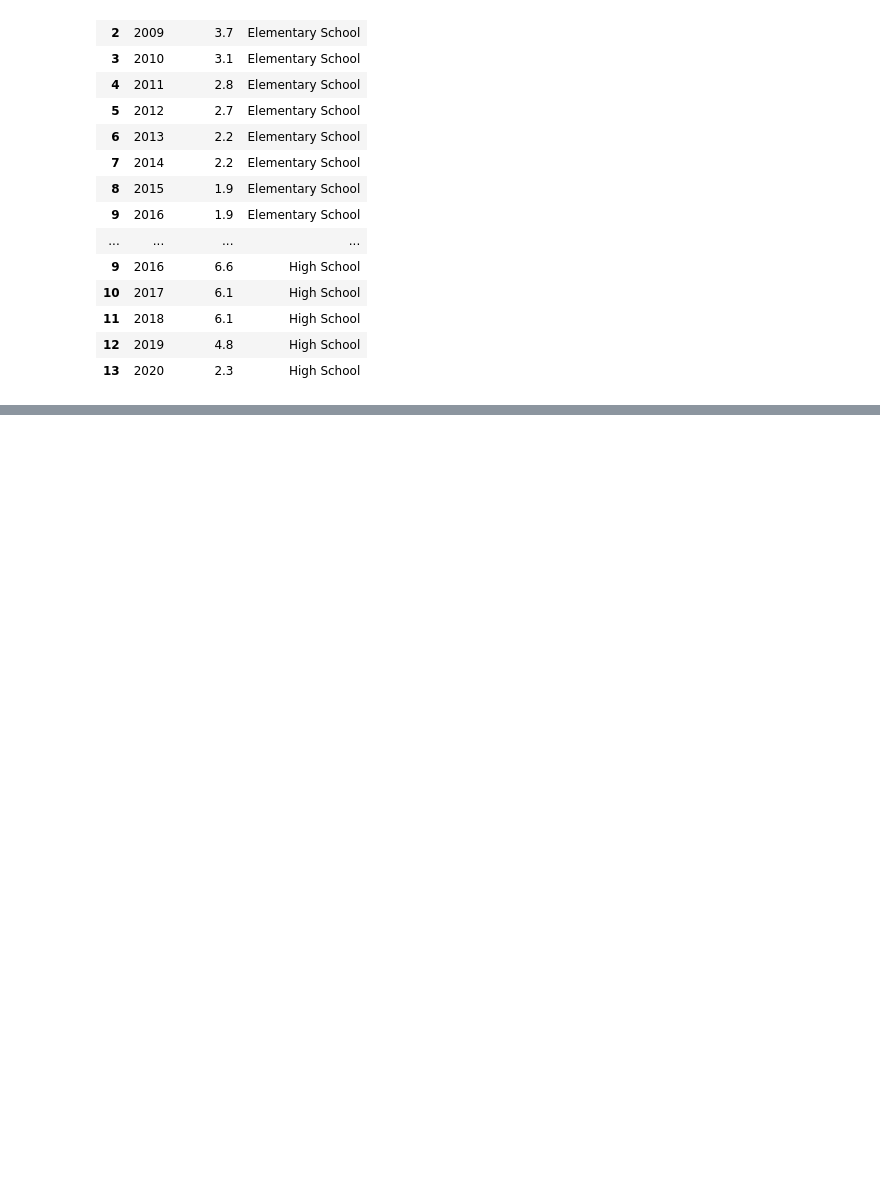
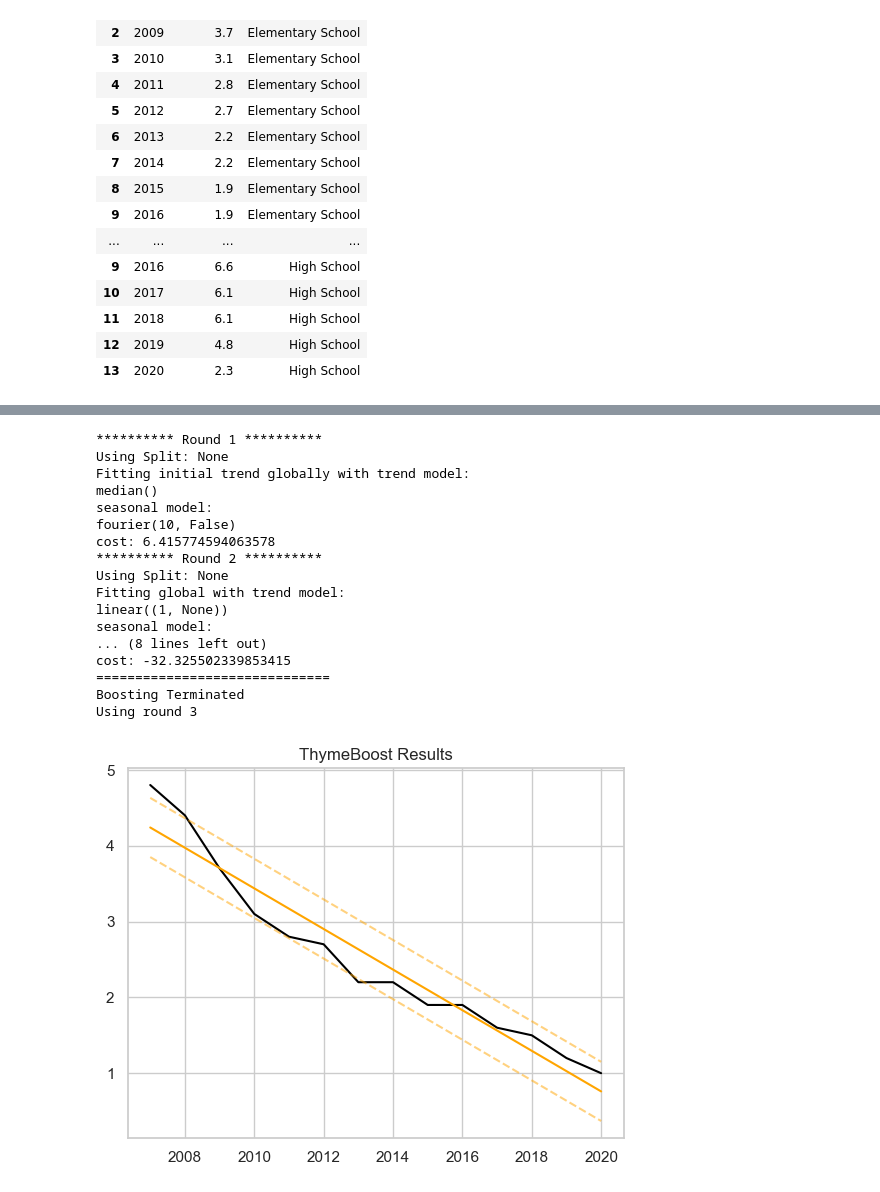
Before and after one commit to aianshay/covid-impacts-on-education, a Jupyter notebook: viz_rq5.ipynb, the cells around one changed output, grey strips where cells are left out. Saved outputs shown, nothing was run; the diff lists cells and outputs as text; code cells hidden in the pictures; blank space fills up the shorter version.

```diff
--- a/viz_rq5.ipynb
+++ b/viz_rq5.ipynb
@@ -263,0 +247,6 @@ Successfully installed ThymeBoost-0.1.3 more-itertools-8.10.0
+# %%
+totals.index = totals.Ano
+# %%
+series = totals.drop(columns='Ano', axis=1).rename(columns={'Total - EF': 'Elementary School',
+                                                    'Total - EM': 'HIgh School'})
+series
@@ -263,0 +270,34 @@ Successfully installed ThymeBoost-0.1.3 more-itertools-8.10.0
+# %%
+from ThymeBoost import ThymeBoost as tb
+boosted_model = tb.ThymeBoost(approximate_splits=True,
+                              n_split_proposals=25,
+                              verbose=1,
+                              cost_penalty=.001)
+output = boosted_model.fit(series['Elementary School'],
+                           trend_estimator='linear',
+                           seasonal_estimator='fourier',
+                           seasonal_period=1,
+                           split_cost='mse',
+                           global_cost='maicc',
+                           fit_type='global')
+
+boosted_model.plot_results(output)
+# %% [output]
+********** Round 1 **********
+Using Split: None
+Fitting initial trend globally with trend model:
+median()
+seasonal model:
+fourier(10, False)
+cost: 6.415774594063578
+********** Round 2 **********
+Using Split: None
+Fitting global with trend model:
+linear((1, None))
+seasonal model:
+... (8 lines left out)
+cost: -32.325502339853415
+==============================
+Boosting Terminated
+Using round 3
+[figure, added]
```
Also changed, not shown: parts of 12 cells of this notebook.
